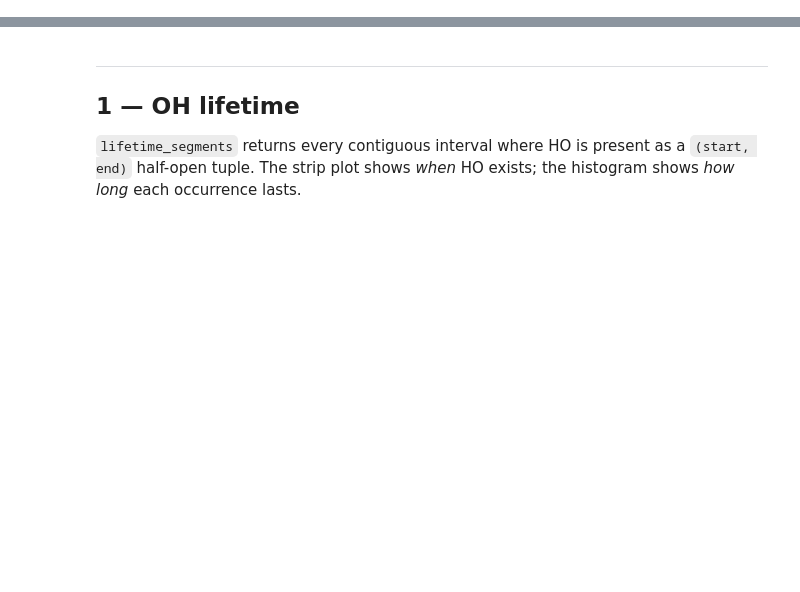
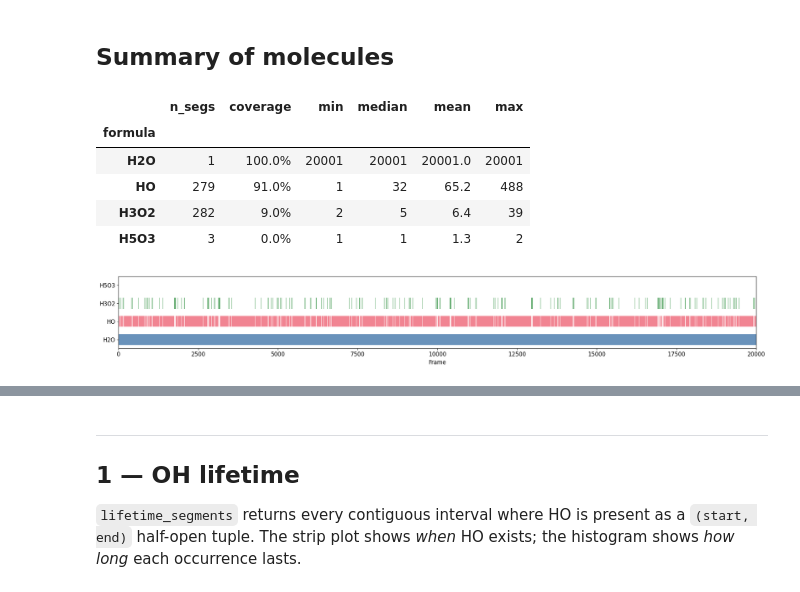
Before and after one commit to viktorsvahn/water, a Jupyter notebook: oh_analysis.ipynb, the cells around one changed output, grey strips where cells are left out. Saved outputs shown, nothing was run; the diff lists cells and outputs as text; code cells hidden in the pictures; blank space fills up the shorter version.

```diff
--- a/oh_analysis.ipynb
+++ b/oh_analysis.ipynb
@@ -31,0 +30,14 @@ print(f'Ionic   : {len(cluster_frames)} frames | {n_ion} hops')
+# %%
+print('Reading OH trajectory...')
+traj = ChempilerTrajectory(
+    TRAJFILE,
+    mode='molecular', covalent_scale=0.8, # NOTE: The small covalent scale is important to capture the O-H bond in the ion. To avoid seeing clusters of water molecules as bonded.
+)
+print('Building topology...')
+traj.build(
+    cache_file='tests/OH_dyn_cache.h5',
+    persistence=3,
+)
+print('Done.')
+print('Molecular species in trajectory:')
+traj.summary()
@@ -31,0 +73,41 @@ print(f'Ionic   : {len(cluster_frames)} frames | {n_ion} hops')
+# %% [markdown]
+## Summary of molecules
+# %%
+# Dataframe
+rows = []
+for formula, _ in traj.summary().items():
+    segs = traj.lifetime_segments(formula)
+    lengths = np.array([e - s for s, e in segs])
+    covered = lengths.sum()
+    rows.append({
+        'formula':  formula,
+        'n_segs':   len(segs),
+        'coverage': f"{100 * covered / len(traj.frames):.1f}%",
+        'min':      int(lengths.min()),
+        'median':   int(np.median(lengths)),
+        'mean':     f"{lengths.mean():.1f}",
+        'max':      int(lengths.max()),
+    })
+
+species = sorted(traj.summary().keys(), key=lambda f: -traj.summary()[f])
+fig, ax = plt.subplots(figsize=(20, 0.5 * len(species) + 1))
+
+for i, (row_colour, formula) in enumerate( zip(cset, species) ):
+    for s, e in traj.lifetime_segments(formula):
+        ax.barh(i, e - s, left=s, height=0.6, color=row_colour, alpha=0.8)
+
+ax.set_yticks(range(len(species)))
+ax.set_yticklabels(species)
+ax.set_xlabel('Frame')
+ax.set_xlim(0, len(traj.frames))
+plt.tight_layout()
+
+pd.DataFrame(rows).set_index('formula')
+# %% [output]
+|  | n_segs | coverage | min | median | mean | max |
+| formula |  |  |  |  |  |  |
+| H2O | 1 | 100.0% | 20001 | 20001 | 20001.0 | 20001 |
+| HO | 279 | 91.0% | 1 | 32 | 65.2 | 488 |
+| H3O2 | 282 | 9.0% | 2 | 5 | 6.4 | 39 |
+| H5O3 | 3 | 0.0% | 1 | 1 | 1.3 | 2 |
+[figure, added]
```
Also changed, not shown: parts of 42 cells of this notebook, 2 other files.
